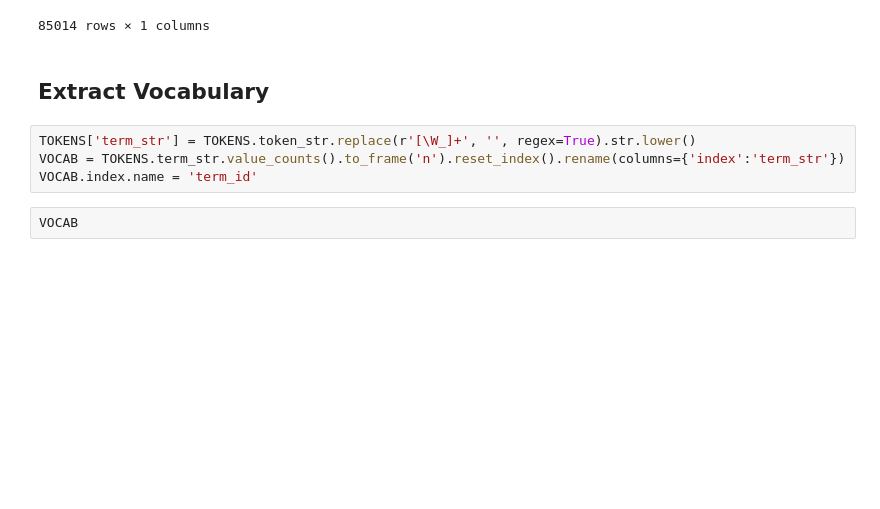
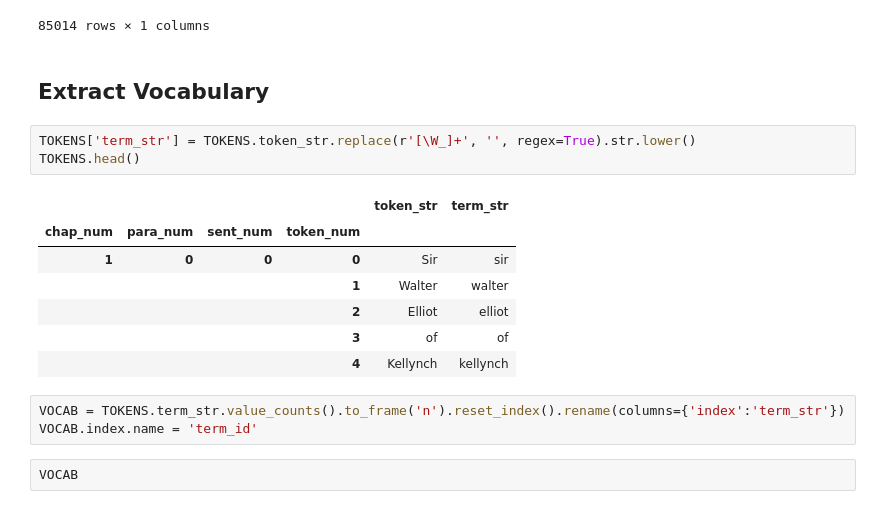
Before and after one commit to ontoligent/DS5001-PUB, a Jupyter notebook: m02-01-importing-persuasion.ipynb, the cells around one changed output. Saved outputs shown, nothing was run; the diff lists cells and outputs as text; blank space fills up the shorter version.

```diff
--- a/m02-01-importing-persuasion.ipynb
+++ b/m02-01-importing-persuasion.ipynb
@@ -408,8 +408,18 @@ TOKENS
 85014 rows × 1 columns
 # %% [markdown]
 ## Extract Vocabulary
+# %%
+TOKENS['term_str'] = TOKENS.token_str.replace(r'[\W_]+', '', regex=True).str.lower()
+TOKENS.head()
+# %% [output]
+|  |  |  |  | token_str | term_str |
+| chap_num | para_num | sent_num | token_num |  |  |
+| 1 | 0 | 0 | 0 | Sir | sir |
+|  |  |  | 1 | Walter | walter |
+|  |  |  | 2 | Elliot | elliot |
+|  |  |  | 3 | of | of |
+|  |  |  | 4 | Kellynch | kellynch |
 # %%
-TOKENS['term_str'] = TOKENS.token_str.replace(r'[\W_]+', '', regex=True).str.lower()
 VOCAB = TOKENS.term_str.value_counts().to_frame('n').reset_index().rename(columns={'index':'term_str'})
 VOCAB.index.name = 'term_id'
 # %%
```
Also changed, not shown: parts of 9 cells of this notebook.
